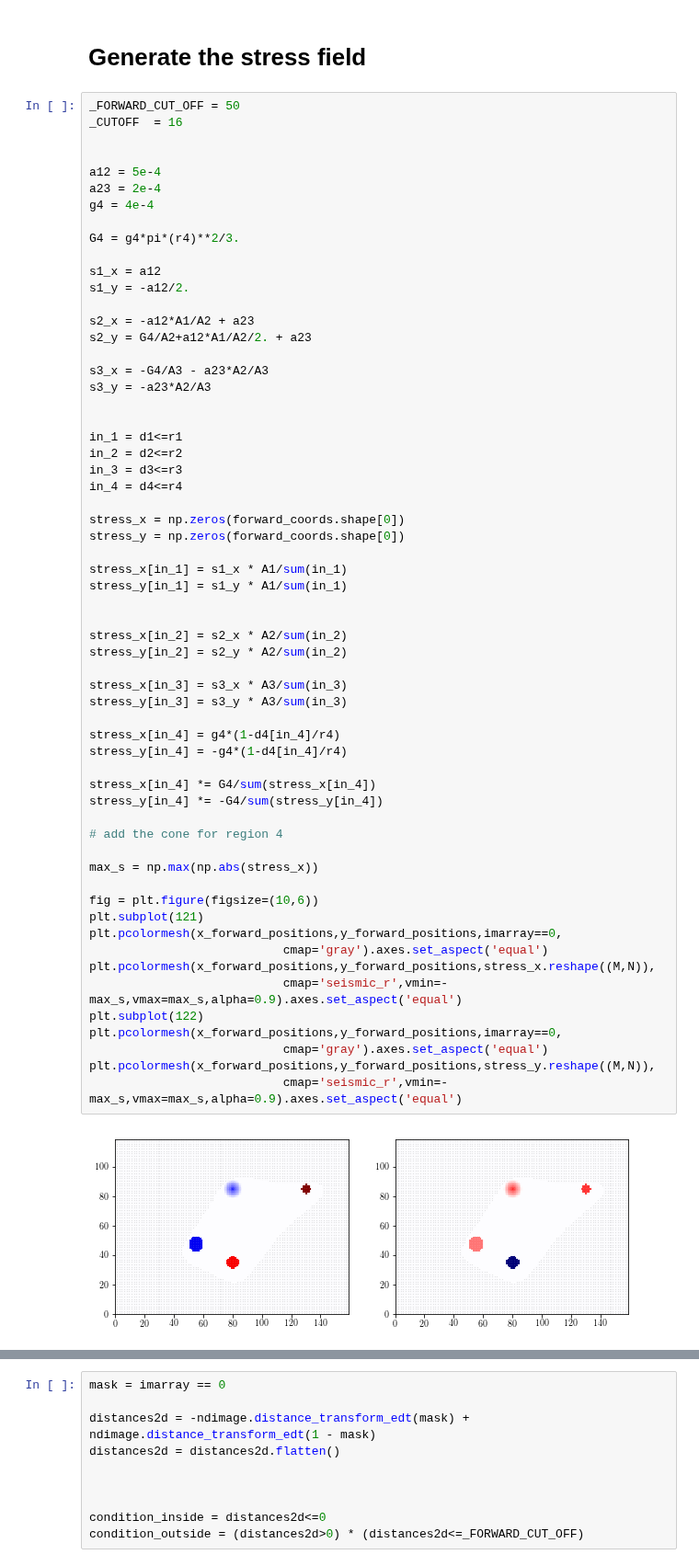
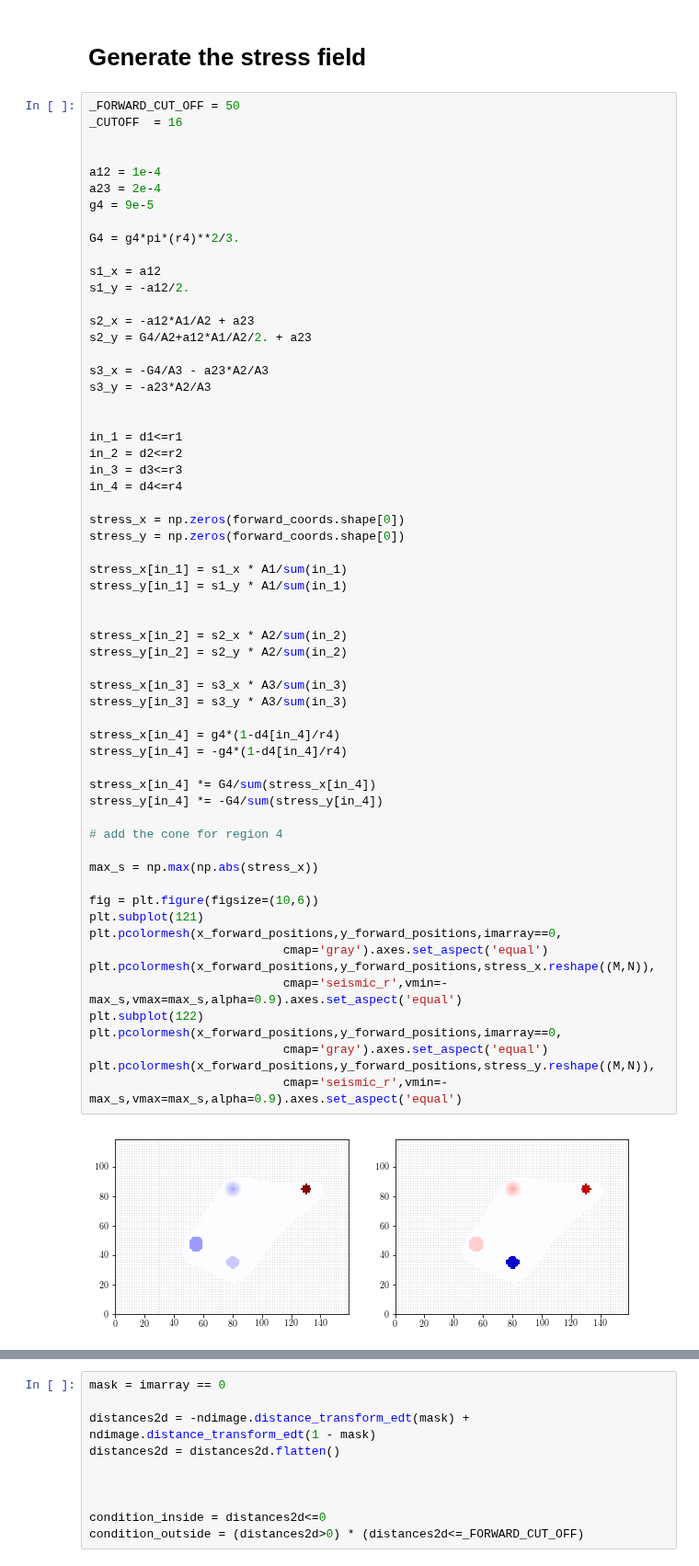
Before and after one commit to jcalifornia/tractionforce, a Jupyter notebook: paper/numerics/pads-2.ipynb, the cells around one changed output, grey strips where cells are left out. Shown at 92% size. Drawn from its saved outputs; the diff is of its cells as text.

```diff
--- a/paper/numerics/pads-2.ipynb
+++ b/paper/numerics/pads-2.ipynb
@@ -92,9 +92,9 @@ _FORWARD_CUT_OFF = 50
 _CUTOFF  = 16
 
 
-a12 = 5e-4
+a12 = 1e-4
 a23 = 2e-4
-g4 = 4e-4
+g4 = 9e-5
 
 G4 = g4*pi*(r4)**2/3.
 
@@ -121,34 +121,34 @@ stress_y[in_1] = s1_y * A1/sum(in_1)
 
 
 stress_x[in_2] = s2_x * A2/sum(in_2)
 stress_y[in_2] = s2_y * A2/sum(in_2)
 
 stress_x[in_3] = s3_x * A3/sum(in_3)
 stress_y[in_3] = s3_y * A3/sum(in_3)
 
 stress_x[in_4] = g4*(1-d4[in_4]/r4)
 stress_y[in_4] = -g4*(1-d4[in_4]/r4)
 
 stress_x[in_4] *= G4/sum(stress_x[in_4])
 stress_y[in_4] *= -G4/sum(stress_y[in_4])
 
 # add the cone for region 4
 
 max_s = np.max(np.abs(stress_x))
 
 fig = plt.figure(figsize=(10,6))
 plt.subplot(121)
 plt.pcolormesh(x_forward_positions,y_forward_positions,imarray==0,
                            cmap='gray').axes.set_aspect('equal')
 plt.pcolormesh(x_forward_positions,y_forward_positions,stress_x.reshape((M,N)),
                            cmap='seismic_r',vmin=-max_s,vmax=max_s,alpha=0.9).axes.set_aspect('equal')
 plt.subplot(122)
 plt.pcolormesh(x_forward_positions,y_forward_positions,imarray==0,
                            cmap='gray').axes.set_aspect('equal')
 plt.pcolormesh(x_forward_positions,y_forward_positions,stress_y.reshape((M,N)),
                            cmap='seismic_r',vmin=-max_s,vmax=max_s,alpha=0.9).axes.set_aspect('equal')
 # %% [output]
-[figure, old version]
+[figure, new version]
 # %%
 print("Total torque: " + str(sum((forward_coords[:,0]-N/2)*stress_y - (forward_coords[:,1]-M/2)*stress_x)))
 print("Total force-x: " + str(sum(stress_x)))
```
Also changed, not shown: parts of 6 cells of this notebook, 29 other files.
